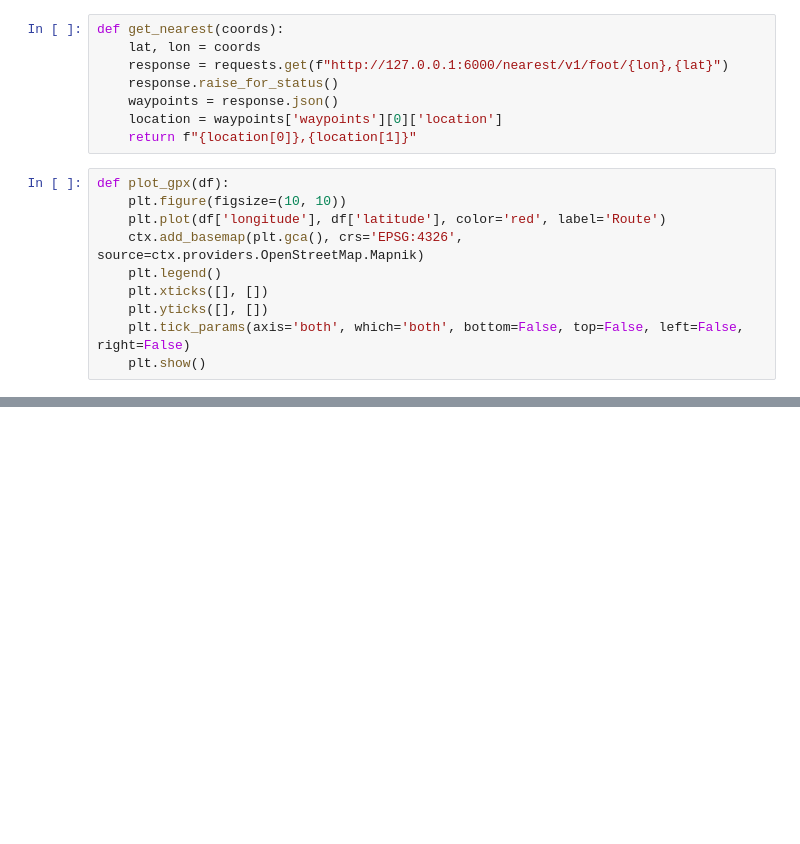
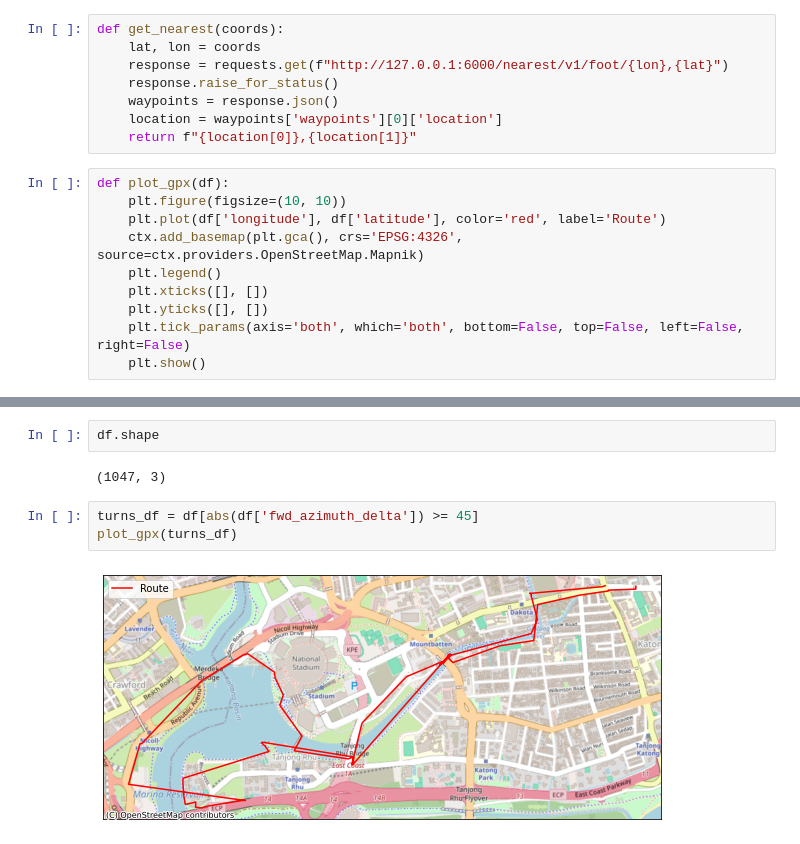
Before and after one commit to evgeniyarbatov/osmr-running, a Jupyter notebook: notebooks/OSRM vs GPX route.ipynb, the cells around one changed output, grey strips where cells are left out. Saved outputs shown, nothing was run; the diff lists cells and outputs as text; blank space fills up the shorter version.

```diff
--- a/notebooks/OSRM vs GPX route.ipynb
+++ b/notebooks/OSRM vs GPX route.ipynb
@@ -56,0 +87,9 @@ plot_gpx(df)
+# %%
+df.shape
+# %% [output]
+(1047, 3)
+# %%
+turns_df = df[abs(df['fwd_azimuth_delta']) >= 45]
+plot_gpx(turns_df)
+# %% [output]
+[figure, added]
```
Also changed, not shown: parts of 7 cells of this notebook.
